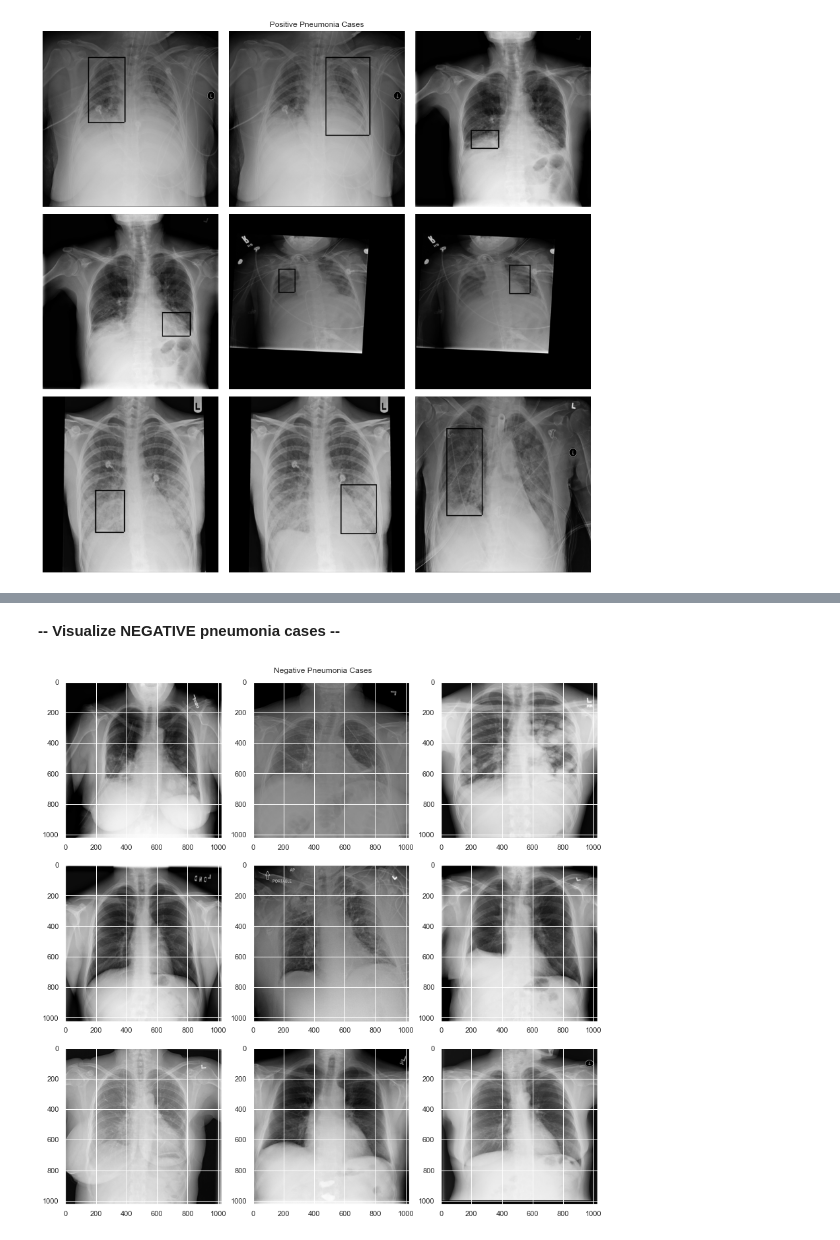
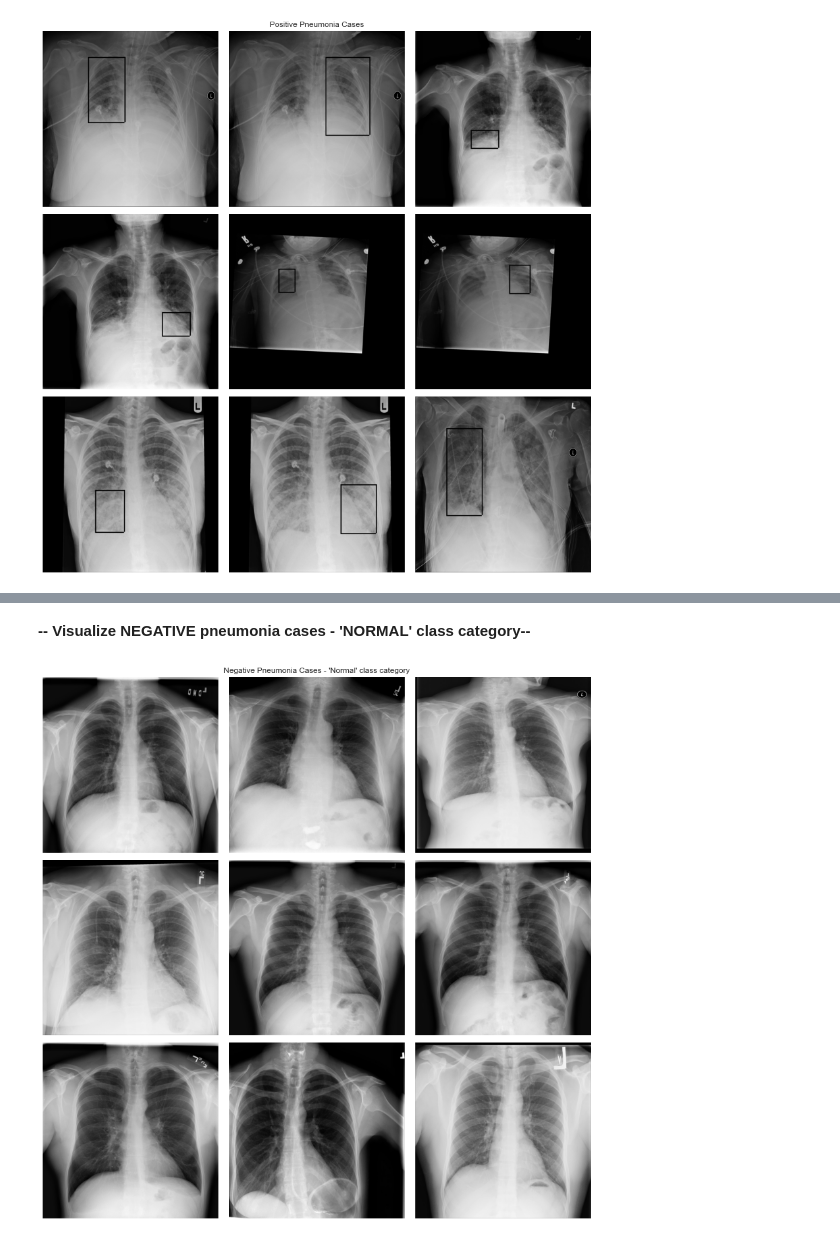
Before and after one commit to singhalgagan1/GreatLearningCapstoneProject, a Jupyter notebook: Practice/Karthik/Capstone_PneumoniaDetection_KarthikSanthanam.ipynb, the cells around one changed output, grey strips where cells are left out. Saved outputs shown, nothing was run; the diff lists cells and outputs as text; code cells hidden in the pictures.

Commit message:
Data encoding complete. Need to start modeling.

```diff
--- a/Practice/Karthik/Capstone_PneumoniaDetection_KarthikSanthanam.ipynb
+++ b/Practice/Karthik/Capstone_PneumoniaDetection_KarthikSanthanam.ipynb
@@ -385,8 +397,8 @@ pos_df.head()
 | 9 | 00704310-78a8-4b38-8475-49f4573b2dbb | 695.0 | 575.0 | 162.0 | 137.0 | Lung Opacity |
 | 14 | 00aecb01-a116-45a2-956c-08d2fa55433f | 288.0 | 322.0 | 94.0 | 135.0 | Lung Opacity |
 # %%
-# Get the dataframe having only NEGATIVE cases
-neg_df = train_data_df[(train_data_df['Target'] == 0)][['patientId', 'x', 'y', 'width', 'height', 'class']]
-neg_df.head()
+# Get the dataframe having only NEGATIVE cases -> Target class - 'NORMAL'
+neg_normal_df = train_data_df[(train_data_df['Target'] == 0) & (train_data_df['class'] == 'Normal')][['patientId', 'x', 'y', 'width', 'height', 'class']]
+neg_normal_df.head()
 # %% [output]
 |  | patientId | x | y | width | height | class |
@@ -397,0 +410,4 @@ neg_df.head()
+# %%
+# Get the dataframe having only NEGATIVE cases -> Target class - 'NORMAL'
+neg_not_normal_df = train_data_df[(train_data_df['Target'] == 0) & (train_data_df['class'] == 'No Lung Opacity / Not Normal')][['patientId', 'x', 'y', 'width', 'height', 'class']]
+neg_not_normal_df.head()
@@ -442,0 +468,12 @@ plt.tight_layout()
+# %%
+# Draw sample images in 3x3 matrix
+plotIndex = 330
+plt.figure(figsize=(12,12))
+plt.suptitle('Negative Pneumonia Cases - \'No Lung Opacity / Not Normal\' class category')
+
+for index, row in neg_not_normal_df[0:9].iterrows():
+    plotIndex = plotIndex + 1
+    plt.subplot(plotIndex)
+    plt.axis('off')
+    plt.imshow(processImage(row, 0), cmap=plt.cm.gist_gray)
+plt.tight_layout()
@@ -443,15 +482,16 @@ plt.tight_layout()
 # %% [markdown]
-**-- Visualize NEGATIVE pneumonia cases --**
+**-- Visualize NEGATIVE pneumonia cases - 'NORMAL' class category--**
 # %%
 # Draw sample images in 3x3 matrix
 plotIndex = 330
 plt.figure(figsize=(12,12))
-plt.suptitle('Negative Pneumonia Cases')
+plt.suptitle('Negative Pneumonia Cases - \'Normal\' class category')
 
-for index, row in neg_df[0:9].iterrows():
+for index, row in neg_normal_df[0:9].iterrows():
     plotIndex = plotIndex + 1
     plt.subplot(plotIndex)
+    plt.axis('off')
     plt.imshow(processImage(row, 0), cmap=plt.cm.gist_gray)
 plt.tight_layout()
 # %% [output]
-[figure, old version]
+[figure, new version]
```
Also changed, not shown: parts of 25 cells of this notebook.
